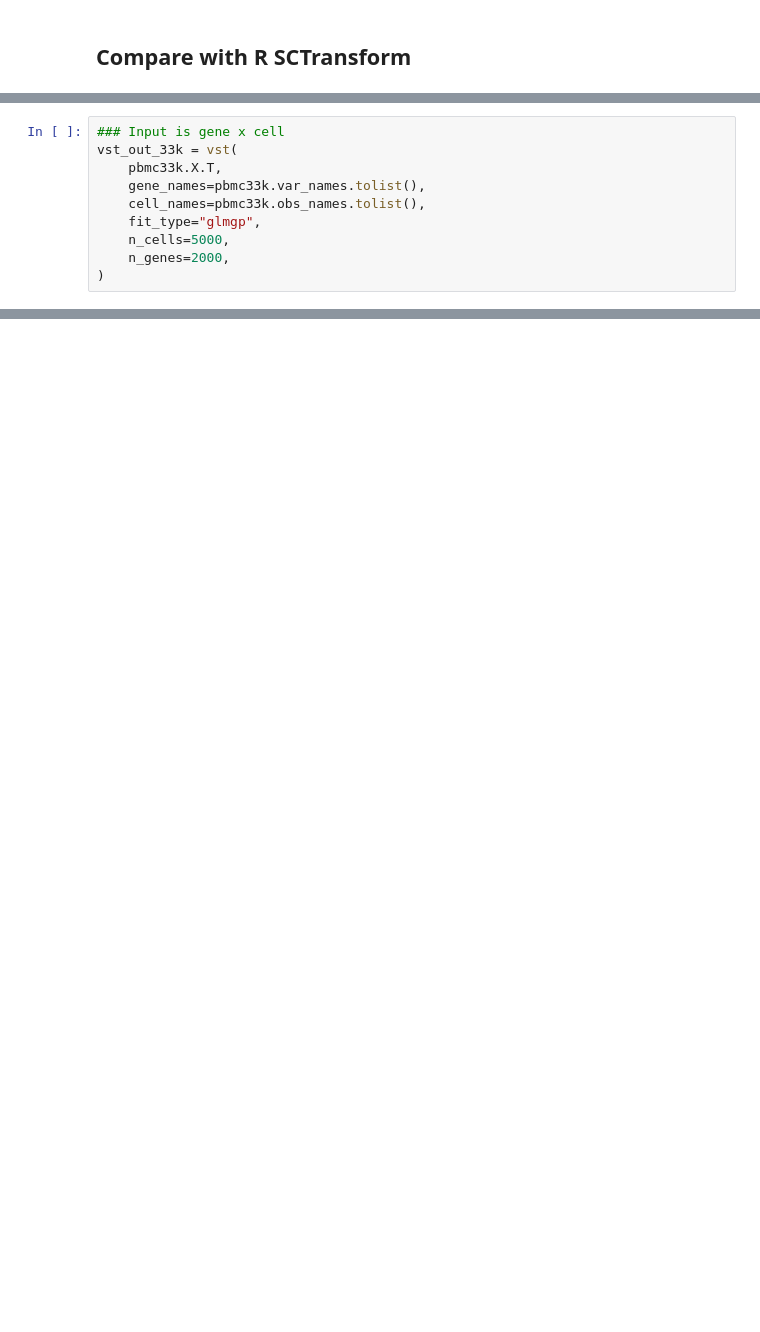
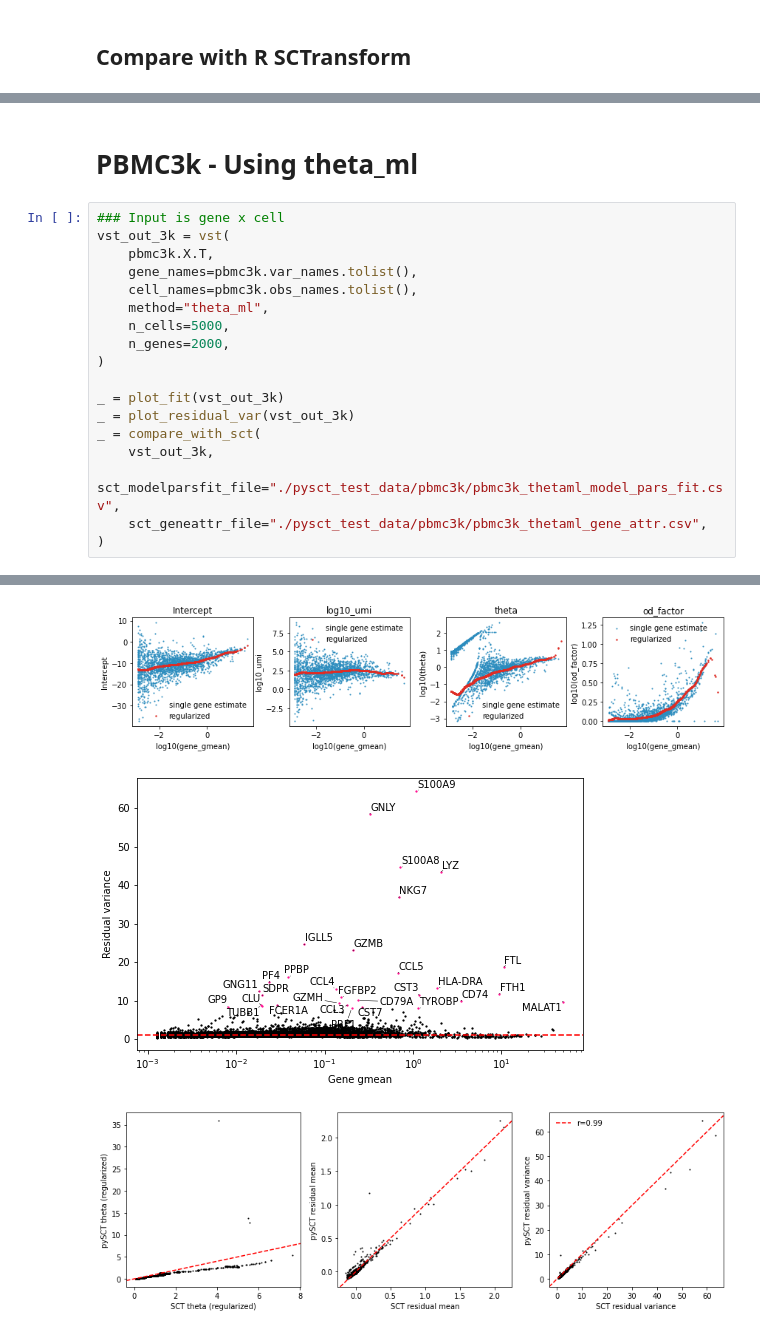
Before and after one commit to saketkc/pySCTransform, a Jupyter notebook: notebooks/demo.ipynb, the cells around one changed output, grey strips where cells are left out. Drawn from its saved outputs; the diff is of its cells as text; blank space fills up the shorter version.

```diff
--- a/notebooks/demo.ipynb
+++ b/notebooks/demo.ipynb
@@ -51,11 +86,21 @@ time: 1.93 s (started: 2021-03-07 02:36:33 -05:00)
+# %% [markdown]
+# PBMC3k - Using theta_ml
 # %%
 ### Input is gene x cell
-vst_out_33k = vst(
-    pbmc33k.X.T,
-    gene_names=pbmc33k.var_names.tolist(),
-    cell_names=pbmc33k.obs_names.tolist(),
-    fit_type="glmgp",
+vst_out_3k = vst(
+    pbmc3k.X.T,
+    gene_names=pbmc3k.var_names.tolist(),
+    cell_names=pbmc3k.obs_names.tolist(),
+    method="theta_ml",
     n_cells=5000,
     n_genes=2000,
 )
+
+_ = plot_fit(vst_out_3k)
+_ = plot_residual_var(vst_out_3k)
+_ = compare_with_sct(
+    vst_out_3k,
+    sct_modelparsfit_file="./pysct_test_data/pbmc3k/pbmc3k_thetaml_model_pars_fit.csv",
+    sct_geneattr_file="./pysct_test_data/pbmc3k/pbmc3k_thetaml_gene_attr.csv",
+)
 # %% [output]
@@ -69,0 +107,3 @@ time: 2min 50s (started: 2021-03-07 02:37:08 -05:00)
+[figure, added]
+[figure, added]
+[figure, added]
```
Also changed, not shown: parts of 32 cells of this notebook, 3 other files.
